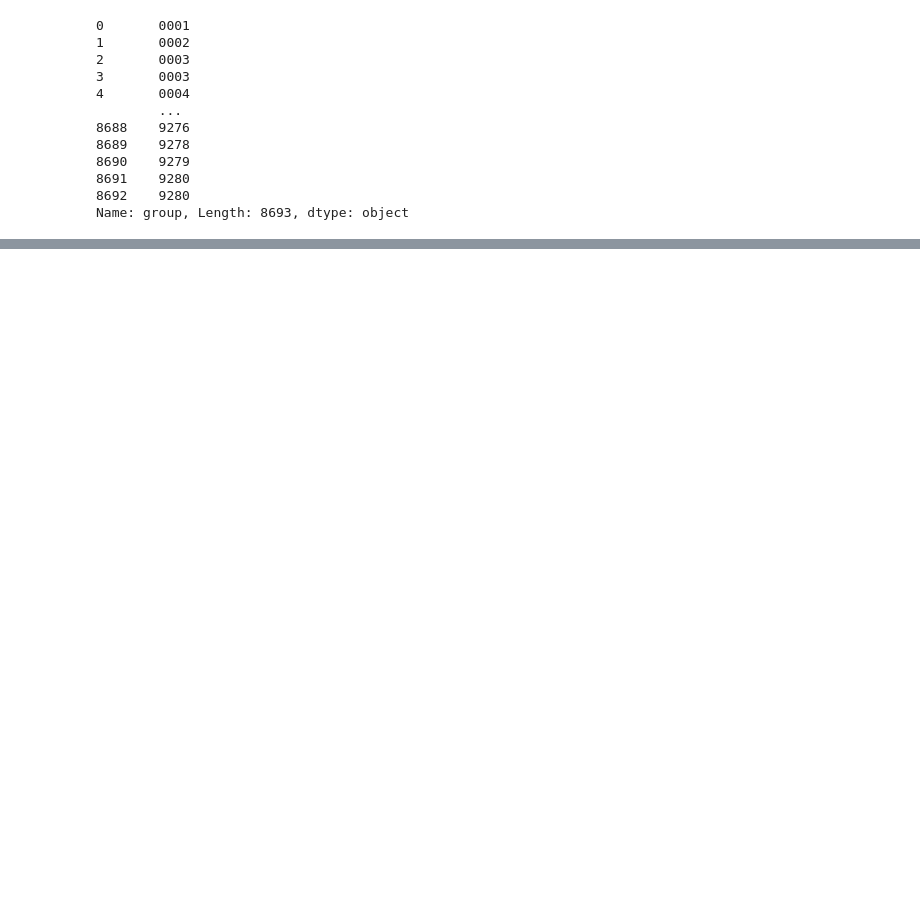
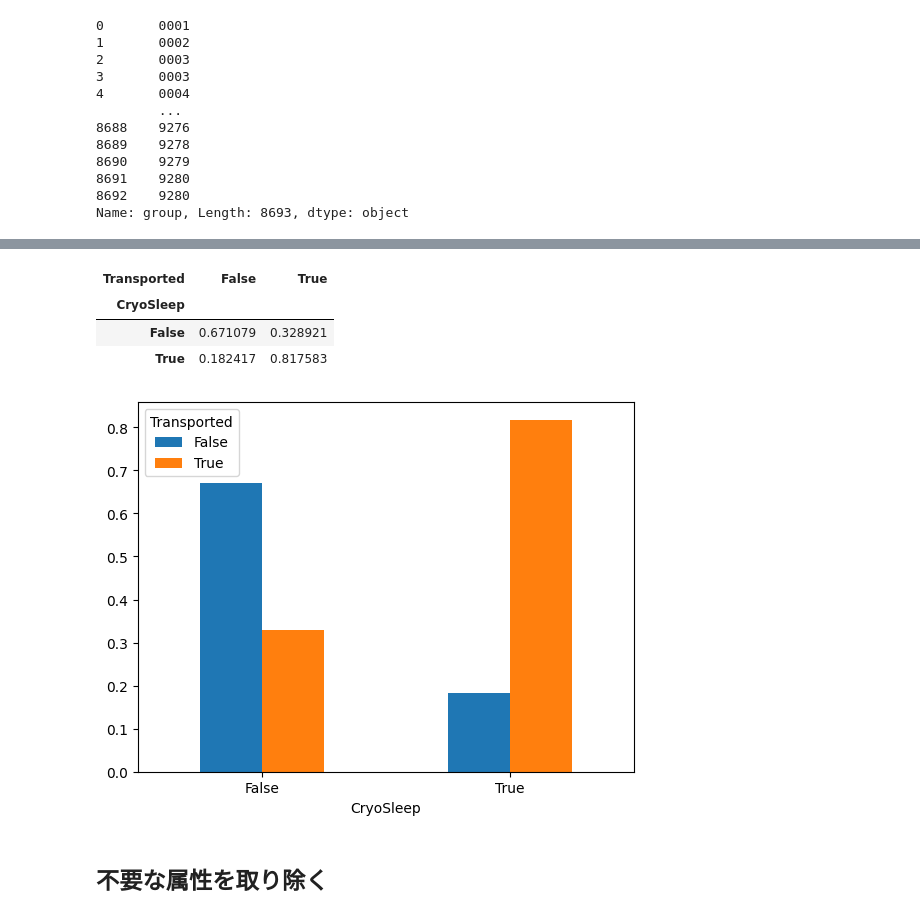
Before and after one commit to Seasawher/spaceship-titanic, a Jupyter notebook: src/notebook.ipynb, the cells around one changed output, grey strips where cells are left out. Drawn from its saved outputs; the diff is of its cells as text; code cells hidden in the pictures; blank space fills up the shorter version.

```diff
--- a/src/notebook.ipynb
+++ b/src/notebook.ipynb
@@ -207,7 +210,15 @@ Name: Transported, dtype: float64
 この特徴量を組み合わせてみたらどうだろうか？
 # %%
-train_data["consuming_VSR"] = train_data["VRDeck"] + train_data["Spa"] + train_data["RoomService"]
-train_data["consuming_full"] = train_data["VRDeck"] + train_data["Spa"] + train_data["RoomService"] + train_data["FoodCourt"] + train_data["ShoppingMall"]
+train_data["consuming_VSR"] = (
+    train_data["VRDeck"] + train_data["Spa"] + train_data["RoomService"]
+)
+train_data["consuming_full"] = (
+    train_data["VRDeck"]
+    + train_data["Spa"]
+    + train_data["RoomService"]
+    + train_data["FoodCourt"]
+    + train_data["ShoppingMall"]
+)
 
 corr_matrix = train_data.corr(numeric_only=True)
 corr_matrix["Transported"].sort_values(ascending=False)
@@ -248,0 +271,18 @@ Name: group, Length: 8693, dtype: object
+# %%
+# クロス集計した表を作る
+cross_data = pd.crosstab(
+    train_data["CryoSleep"], train_data["Transported"], normalize="index"
+)
+cross_data
+# %% [output]
+| Transported | False | True |
+| CryoSleep |  |  |
+| False | 0.671079 | 0.328921 |
+| True | 0.182417 | 0.817583 |
+# %%
+# 棒グラフとして表示する
+barplot = cross_data.plot.bar(rot=0)
+# %% [output]
+[figure, added]
+# %% [markdown]
+## 不要な属性を取り除く
```
Also changed, not shown: parts of 18 cells of this notebook.
